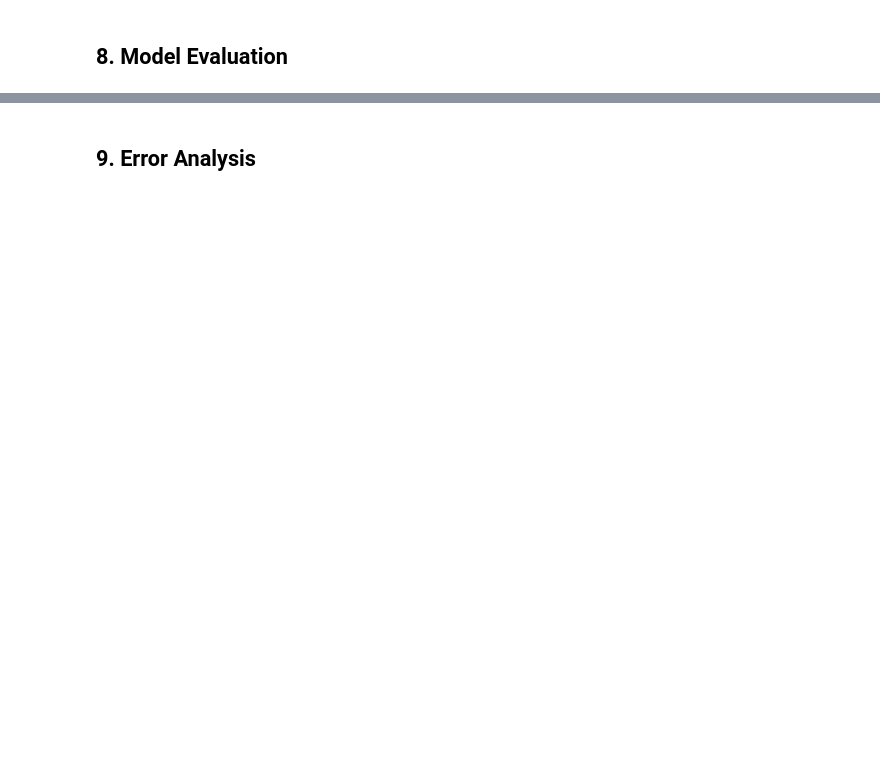
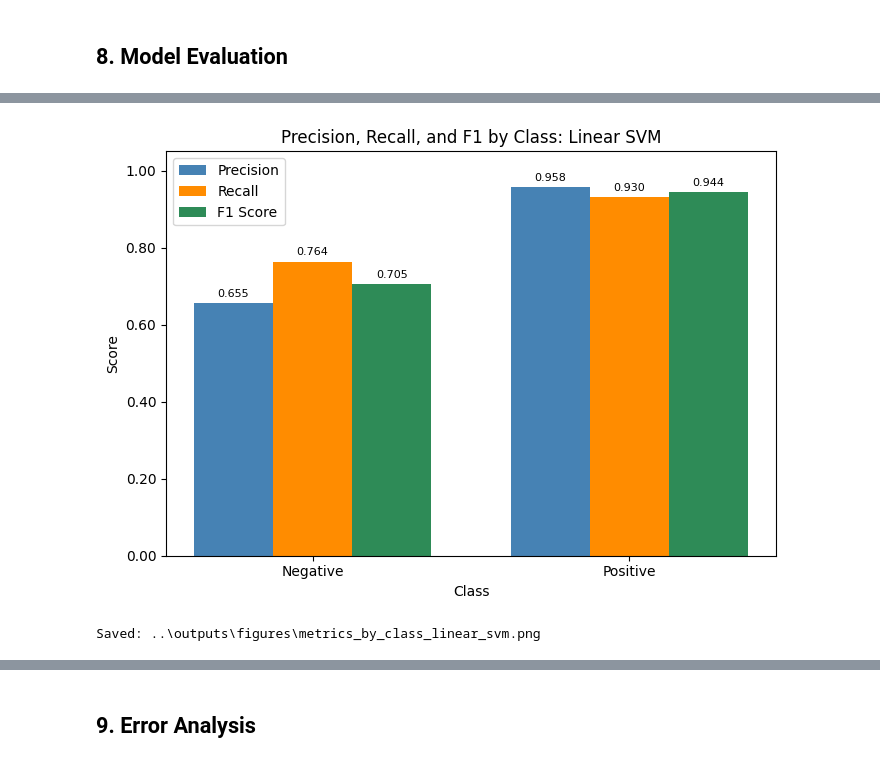
Before and after one commit to thebobmay/applied-ml-player-feedback, a Jupyter notebook: notebooks/modeling.ipynb, the cells around one changed output, grey strips where cells are left out. Saved outputs shown, nothing was run; the diff lists cells and outputs as text; code cells hidden in the pictures; blank space fills up the shorter version.

```diff
--- a/notebooks/modeling.ipynb
+++ b/notebooks/modeling.ipynb
@@ -604,0 +798,35 @@ The TF-IDF vectorizer was fit on the training set only and hit the 50,000-featur
+# %%
+import matplotlib.pyplot as plt
+import matplotlib.ticker as mticker
+import numpy as np
+
+precision = winner_res['precision_per_class']
+recall    = winner_res['recall_per_class']
+f1        = winner_res['f1_per_class']
+labels    = ['Negative', 'Positive']
+x         = np.arange(len(labels))
+width     = 0.25
+
+fig, ax = plt.subplots(figsize=(7, 5))
+b1 = ax.bar(x - width, precision, width, label='Precision', color='steelblue')
+b2 = ax.bar(x,         recall,    width, label='Recall',    color='darkorange')
+b3 = ax.bar(x + width, f1,        width, label='F1 Score',  color='seagreen')
+ax.set(
+    xticks=x, xticklabels=labels,
+    xlabel='Class',
+    ylabel='Score',
+    title=f'Precision, Recall, and F1 by Class: {winner_name}',
+    ylim=(0, 1.05),
+)
+ax.legend()
+ax.yaxis.set_major_formatter(mticker.FormatStrFormatter('%.2f'))
+for bars in [b1, b2, b3]:
+    ax.bar_label(bars, fmt='%.3f', padding=3, fontsize=8)
+plt.tight_layout()
+out = FIGURES / f'metrics_by_class_{winner_name.lower().replace(" ", "_")}.png'
+plt.savefig(out, dpi=150)
+plt.show()
+print(f"Saved: {out}")
+# %% [output]
+[figure, added]
+Saved: ..\outputs\figures\metrics_by_class_linear_svm.png
```
Also changed, not shown: parts of 14 cells of this notebook, 5 other files.
